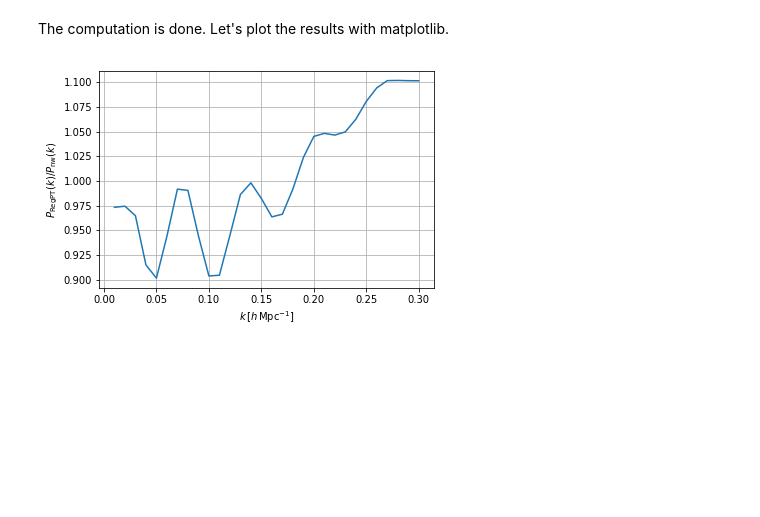
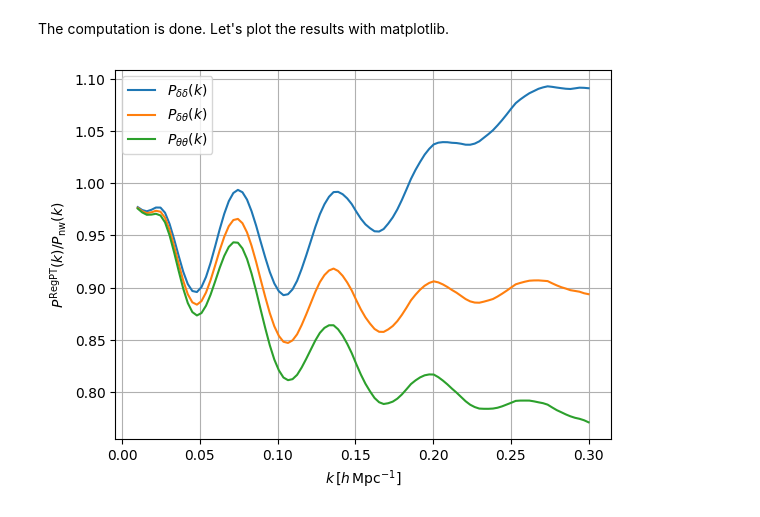
Before and after one commit to 0satoken/Eclairs, a Jupyter notebook: notebooks/tutorial.ipynb, the cells around one changed output. Cells and saved outputs as stored; diff of their text form; code cells hidden in the pictures; blank space fills up the shorter version.

```diff
--- a/notebooks/tutorial.ipynb
+++ b/notebooks/tutorial.ipynb
@@ -78,8 +100,8 @@ Pyeclairs.initialize(params_E, q, Tk)
 Next, we compute the power spectra. The first argument `k` is the wave-numbers at which power spectra are computed. The second argument specifies density-auto `dd`, density-velocity cross `dt`, and velocity-auto `tt`. The third argument is the model you want to use, i.e. `RegPT` or `SPT`.
 # %%
 # As it may take time, you can reduce the number of k by speeding up.
-k = np.linspace(0.01, 0.3, 30)
-res = pyecl.get_spectra_2l(k, ["dd", "dt", "tt"], "RegPT")
+k = np.linspace(0.01, 0.3, 100)
+res = Pyeclairs.get_spectra_2l(k, ["dd", "dt", "tt"], "RegPT")
 
 print(res)
 # %% [output]
@@ -96,15 +127,16 @@ The computation is done. Let's plot the results with matplotlib.
 # %%
 %matplotlib inline
 import matplotlib.pyplot as plt
 
-Pnw = pyecl.get_Pnowiggle(k)
+Pnw = Pyeclairs.get_Pnowiggle(k)
 
-plt.plot(k, res["dd"]/Pnw, label="$P_{\delta \delta} (k)$")
-plt.plot(k, res["dt"]/Pnw, label="$P_{\delta \delta} (k)$")
-plt.plot(k, res["tt"]/Pnw, label="$P_{\theta \theta} (k)$")
+plt.plot(k, res["dd"]/Pnw, label=r"$P_{\delta \delta} (k)$")
+plt.plot(k, res["dt"]/Pnw, label=r"$P_{\delta \theta} (k)$")
+plt.plot(k, res["tt"]/Pnw, label=r"$P_{\theta \theta} (k)$")
 
 plt.xlabel(r"$k \, [h \, \mathrm{Mpc}^{-1}]$")
 plt.ylabel(r"$P^\mathrm{RegPT} (k) / P_\mathrm{nw} (k)$")
+plt.legend()
 plt.grid()
 # %% [output]
-[figure, old version]
+[figure, new version]
```
Also changed, not shown: parts of 3 cells of this notebook, 2 other files.
